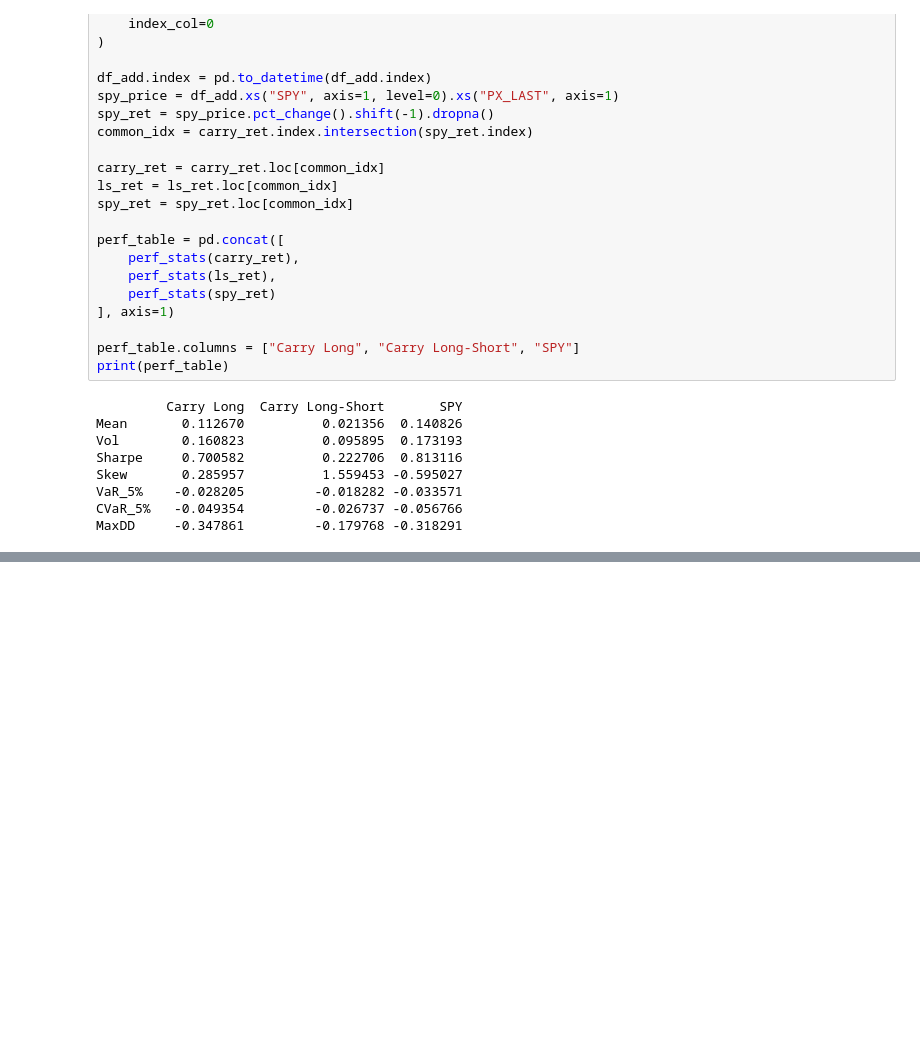
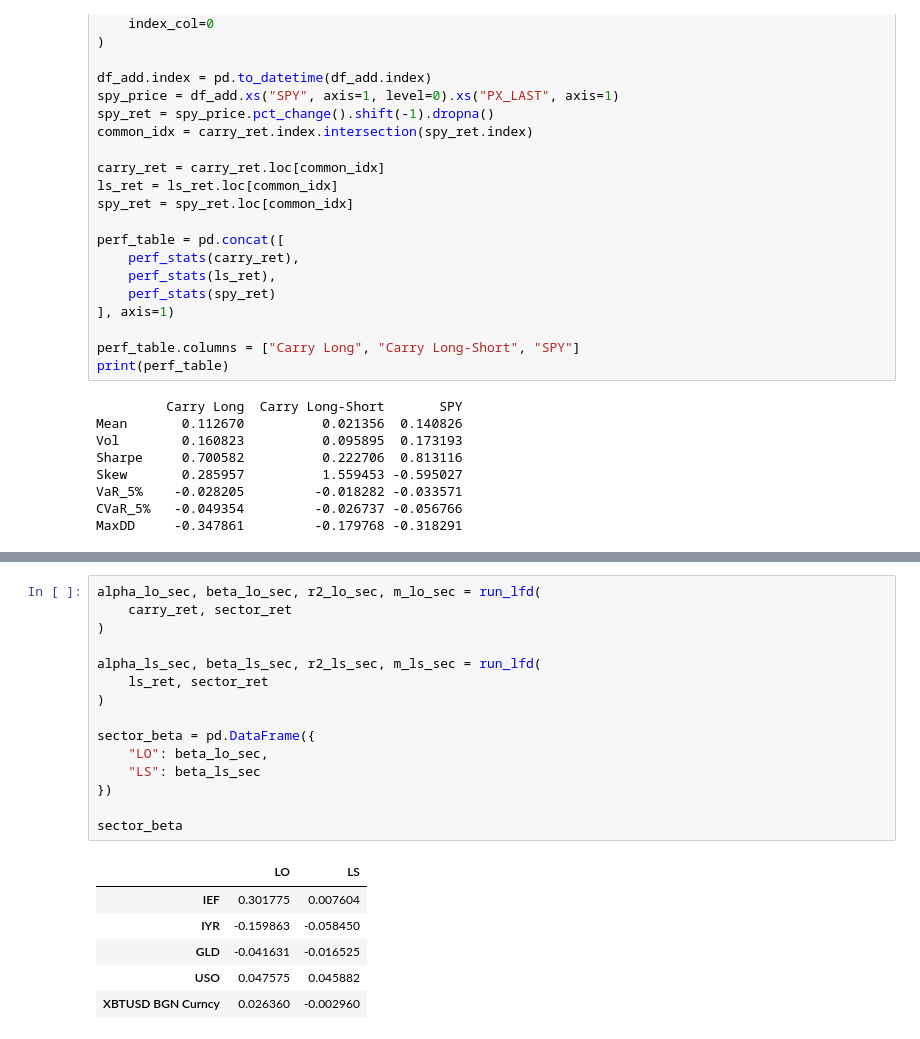
Before and after one commit to c33git/FINM36700-Group-C-18, a Jupyter notebook: Homework 8/Hsiao-Chi.ipynb, the cells around one changed output, grey strips where cells are left out. Saved outputs shown, nothing was run; the diff lists cells and outputs as text; blank space fills up the shorter version.

```diff
--- a/Homework 8/Hsiao-Chi.ipynb
+++ b/Homework 8/Hsiao-Chi.ipynb
@@ -231,0 +353,22 @@ MaxDD     -0.347861         -0.179768 -0.318291
+# %%
+alpha_lo_sec, beta_lo_sec, r2_lo_sec, m_lo_sec = run_lfd(
+    carry_ret, sector_ret
+)
+
+alpha_ls_sec, beta_ls_sec, r2_ls_sec, m_ls_sec = run_lfd(
+    ls_ret, sector_ret
+)
+
+sector_beta = pd.DataFrame({
+    "LO": beta_lo_sec,
+    "LS": beta_ls_sec
+})
+
+sector_beta
+# %% [output]
+|  | LO | LS |
+| IEF | 0.301775 | 0.007604 |
+| IYR | -0.159863 | -0.058450 |
+| GLD | -0.041631 | -0.016525 |
+| USO | 0.047575 | 0.045882 |
+| XBTUSD BGN Curncy | 0.026360 | -0.002960 |
```
Also changed, not shown: parts of 15 cells of this notebook.
